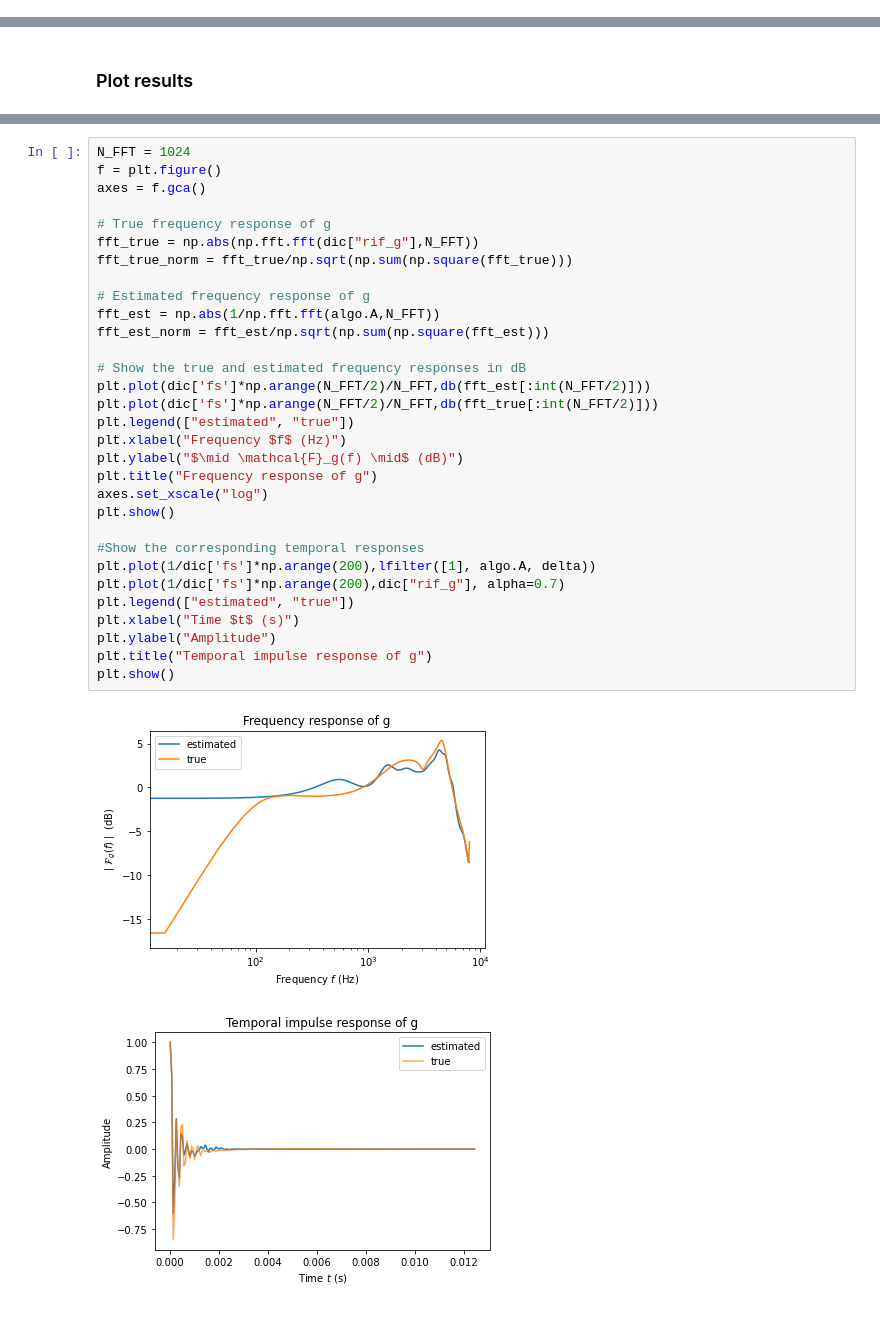
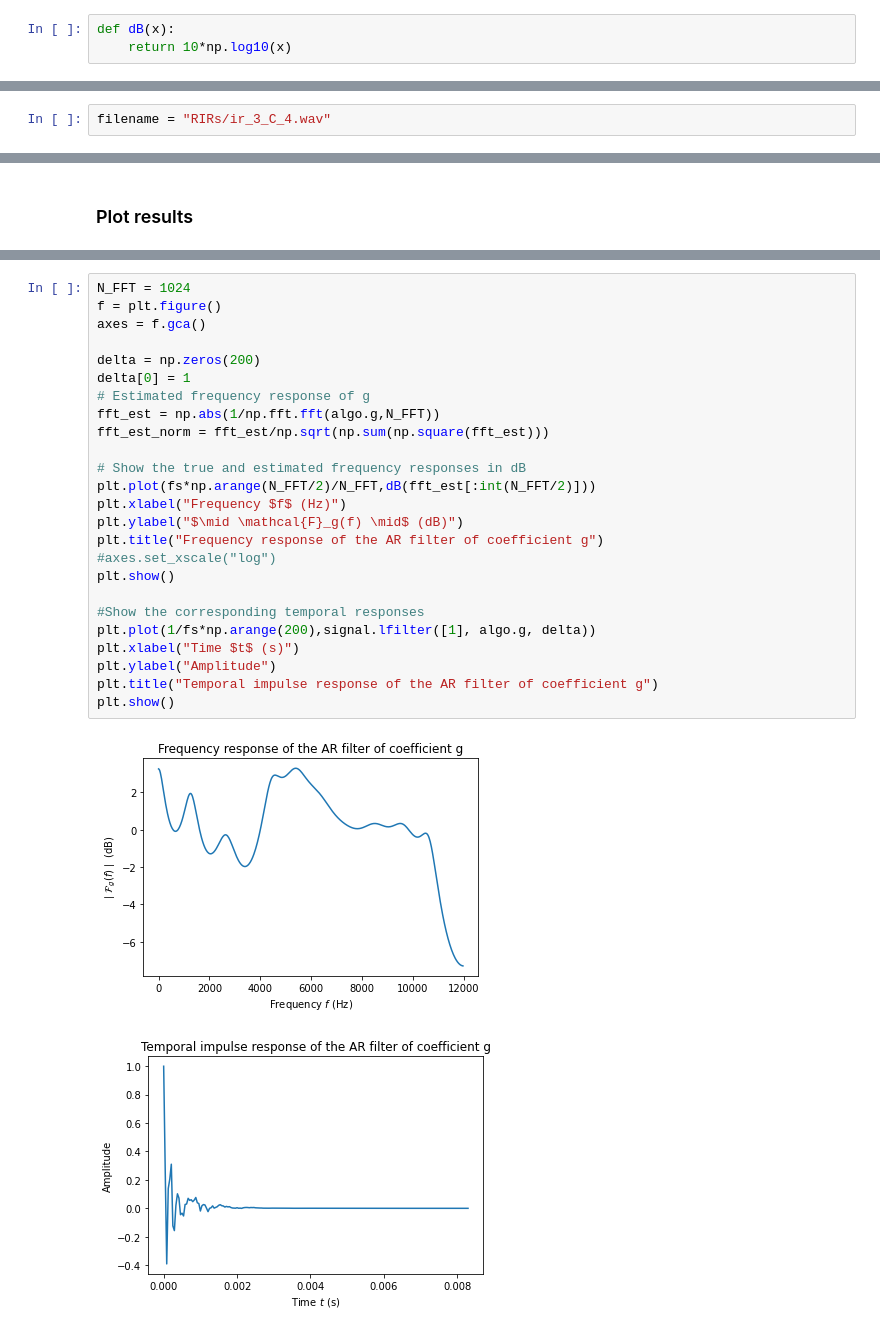
Before and after one commit to Aknin/P_matrix_model, a Jupyter notebook: example.ipynb, the cells around one changed output, grey strips where cells are left out. Cells and saved outputs as stored; diff of their text form.

```diff
--- a/example.ipynb
+++ b/example.ipynb
@@ -70,2 +41,5 @@ delta[0] = 1
+# %%
+def dB(x):
+    return 10*np.log10(x)
 # %% [markdown]
 ### Load example RIR
@@ -83,0 +47,2 @@ h = dic["h"] # Example RIR
+# %%
+filename = "RIRs/ir_3_C_4.wav"
@@ -124,34 +119,28 @@ plt.show()
 # %%
 N_FFT = 1024
 f = plt.figure()
 axes = f.gca()
 
-# True frequency response of g
-fft_true = np.abs(np.fft.fft(dic["rif_g"],N_FFT))
-fft_true_norm = fft_true/np.sqrt(np.sum(np.square(fft_true)))
-
+delta = np.zeros(200)
+delta[0] = 1
 # Estimated frequency response of g
-fft_est = np.abs(1/np.fft.fft(algo.A,N_FFT))
+fft_est = np.abs(1/np.fft.fft(algo.g,N_FFT))
 fft_est_norm = fft_est/np.sqrt(np.sum(np.square(fft_est)))
 
 # Show the true and estimated frequency responses in dB
-plt.plot(dic['fs']*np.arange(N_FFT/2)/N_FFT,db(fft_est[:int(N_FFT/2)]))
-plt.plot(dic['fs']*np.arange(N_FFT/2)/N_FFT,db(fft_true[:int(N_FFT/2)]))
-plt.legend(["estimated", "true"])
+plt.plot(fs*np.arange(N_FFT/2)/N_FFT,dB(fft_est[:int(N_FFT/2)]))
 plt.xlabel("Frequency $f$ (Hz)")
 plt.ylabel("$\mid \mathcal{F}_g(f) \mid$ (dB)")
-plt.title("Frequency response of g")
-axes.set_xscale("log")
+plt.title("Frequency response of the AR filter of coefficient g")
+#axes.set_xscale("log")
 plt.show()
 
 #Show the corresponding temporal responses
-plt.plot(1/dic['fs']*np.arange(200),lfilter([1], algo.A, delta))
-plt.plot(1/dic['fs']*np.arange(200),dic["rif_g"], alpha=0.7)
-plt.legend(["estimated", "true"])
+plt.plot(1/fs*np.arange(200),signal.lfilter([1], algo.g, delta))
 plt.xlabel("Time $t$ (s)")
 plt.ylabel("Amplitude")
-plt.title("Temporal impulse response of g")
+plt.title("Temporal impulse response of the AR filter of coefficient g")
 plt.show()
 # %% [output]
-[figure, old version]
+[figure, new version]
-[figure, old version]
+[figure, new version]
```
Also changed, not shown: parts of 27 cells of this notebook, 2 other files.
